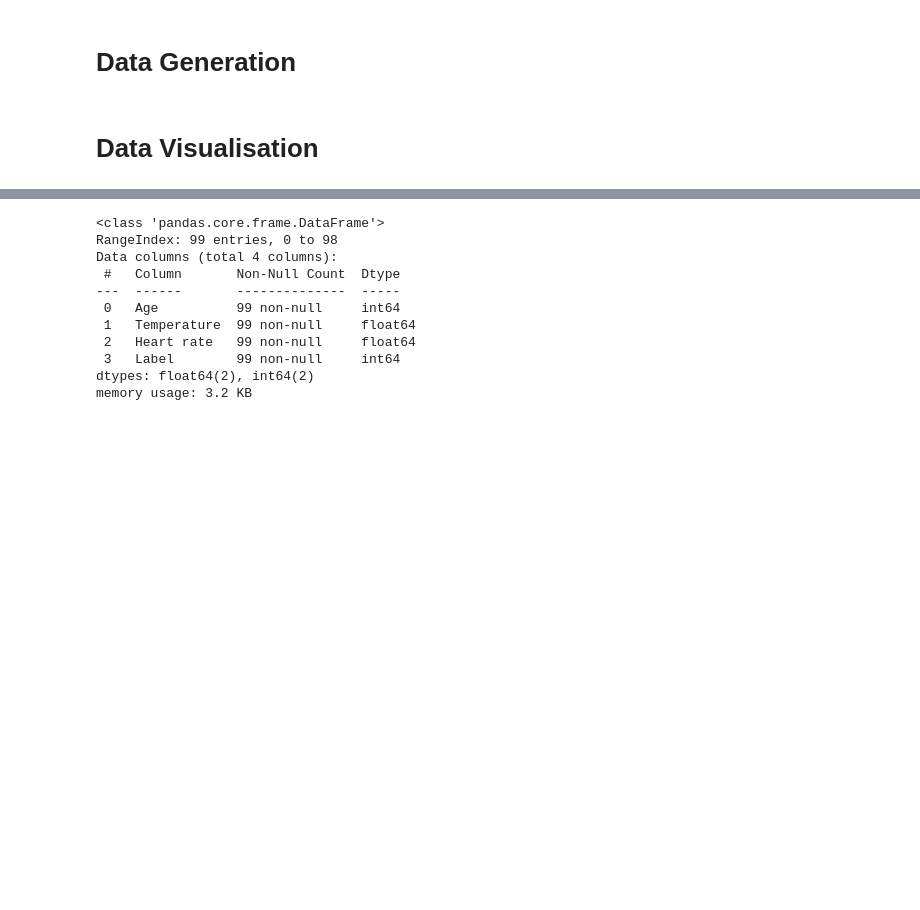
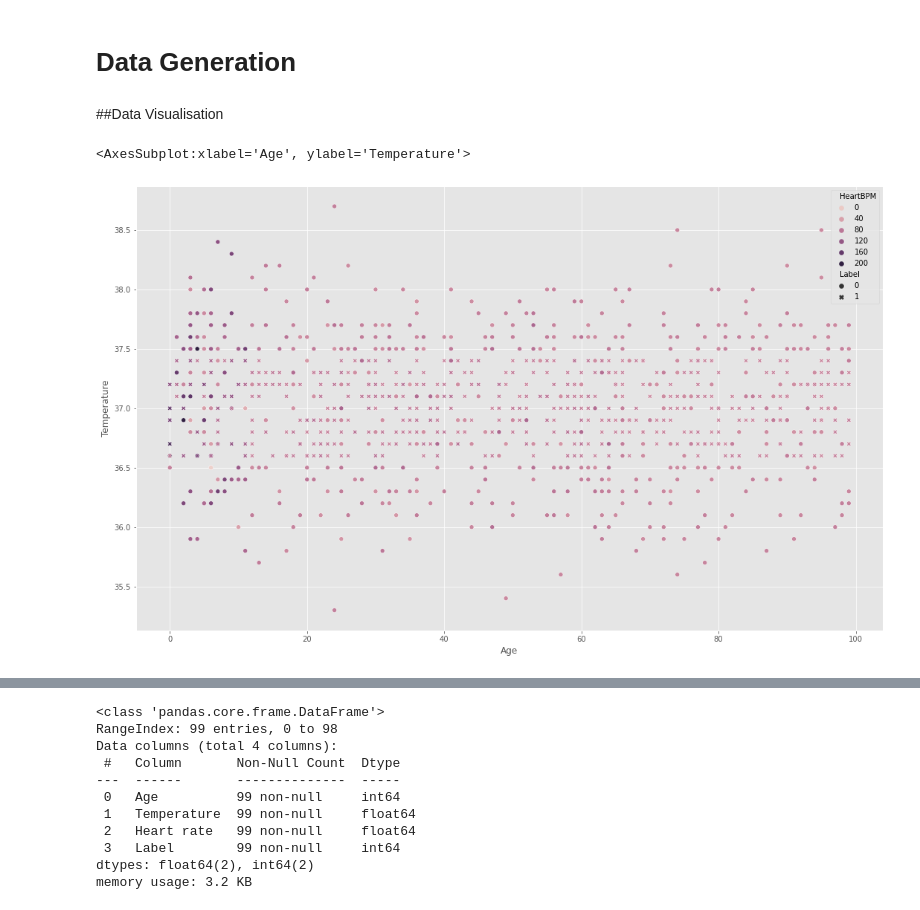
Before and after one commit to Cescollino/FederatedPi, a Jupyter notebook: Client/Client Python Notebook.ipynb, the cells around one changed output, grey strips where cells are left out. Cells and saved outputs as stored; diff of their text form; code cells hidden in the pictures; blank space fills up the shorter version.

```diff
--- a/Client/Client Python Notebook.ipynb
+++ b/Client/Client Python Notebook.ipynb
@@ -108,4 +120,4 @@ with open('Data_Test.csv', 'w') as csvfile:
 Data_Train = pd.read_csv('Data_Train.csv')
 Data_Test = pd.read_csv('Data_Test.csv')
 # %% [markdown]
-# Data Visualisation
+##Data Visualisation
@@ -111,0 +126,8 @@ Data_Test = pd.read_csv('Data_Test.csv')
+# %%
+plt.style.use("ggplot")
+plt.rcParams["figure.figsize"] = (18,11)
+sns.scatterplot(y = Data_Train.Temperature, x=Data_Train.Age,
+               hue = Data_Train.HeartBPM, style = Data_Train.Label)
+# %% [output]
+<AxesSubplot:xlabel='Age', ylabel='Temperature'>
+[figure, added]
```
Also changed, not shown: parts of 23 cells of this notebook, 3 other files.
